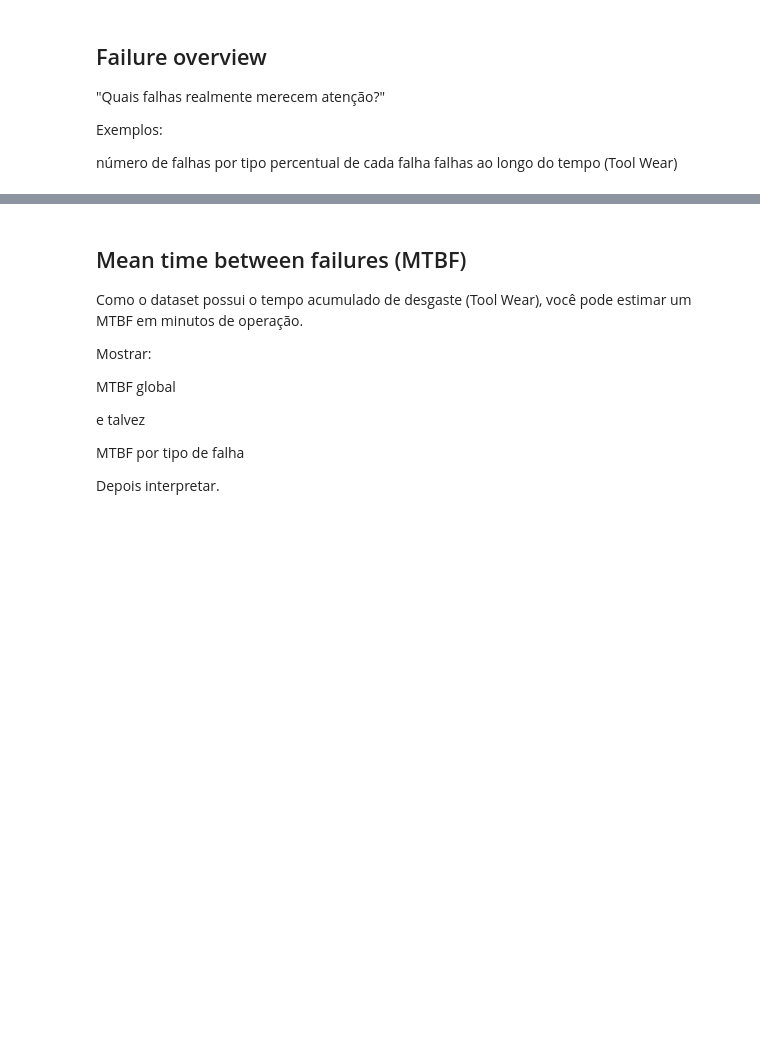
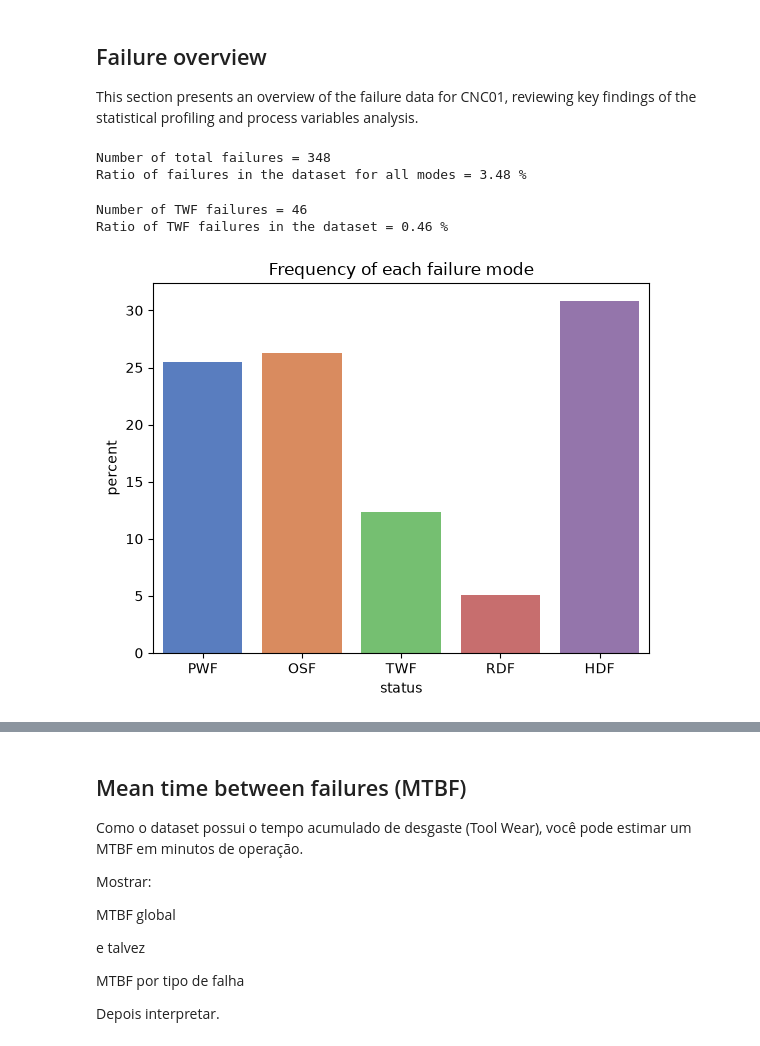
Before and after one commit to ghperez/milling-pdm, a Jupyter notebook: notebooks/02_reliability_analysis.ipynb, the cells around one changed output, grey strips where cells are left out. Saved outputs shown, nothing was run; the diff lists cells and outputs as text; code cells hidden in the pictures; blank space fills up the shorter version.

Commit message:
Structured reliability studies, prepared data and presented an overview of failure properties

```diff
--- a/notebooks/02_reliability_analysis.ipynb
+++ b/notebooks/02_reliability_analysis.ipynb
@@ -17,0 +16,6 @@ tipos de falha
+# %%
+# Load 'milling_pdm_celsius' dataset to a pandas dataframe and show
+url = f"postgresql+psycopg2://{url['pguser']}:{url['pgpassword']}@{url['pghost']}/{url['pgdb']}"
+engine = create_engine(url)
+df = pd.read_sql(f"SELECT * FROM milling_pdm_celsius",con=engine, index_col="register_id")
+df
@@ -17,0 +37,4 @@ tipos de falha
+# %%
+# Load 'failure_data_unpivoted' dataset to a pandas dataframe and show
+df_failure_mode = pd.read_sql(f"SELECT * FROM failure_data_unpivoted",con=engine, index_col="register_id")
+df_failure_mode
@@ -18,10 +58,27 @@ tipos de falha
 # %% [markdown]
 ## Failure overview
 
-"Quais falhas realmente merecem atenção?"
-
-Exemplos:
-
-número de falhas por tipo
-percentual de cada falha
-falhas ao longo do tempo (Tool Wear)
+This section presents an overview of the failure data for CNC01, reviewing key findings of the statistical profiling and process variables analysis.
+# %%
+# Ratio of data points that a failure was reported
+num_of_failures = df[df["tool_wear_failure"] + df["heat_dissipation_failure"] + df["power_failure"] + df["overstrain_failure"] + df["random_failure"]].shape[0]
+print(f"Number of total failures = {num_of_failures}")
+print(f"Ratio of failures in the dataset for all modes = {num_of_failures / df.shape[0]*100:.2f} %")
+# %% [output]
+Number of total failures = 348
+Ratio of failures in the dataset for all modes = 3.48 %
+# %%
+# Ratio of data points that a failure was reported
+num_of_twf_failures = df[df["tool_wear_failure"]].shape[0]
+print(f"Number of TWF failures = {num_of_twf_failures}")
+print(f"Ratio of TWF failures in the dataset = {num_of_twf_failures / df.shape[0]*100:.2f} %")
+# %% [output]
+Number of TWF failures = 46
+Ratio of TWF failures in the dataset = 0.46 %
+# %%
+# Review of distribution of failure modes
+sns.countplot(data=df_failure_mode[df_failure_mode["status"]!="NORMAL"], x='status', hue='status', palette='muted', stat='percent', legend=False)
+plt.title('Frequency of each failure mode')
+plt.show()
+# %% [output]
+[figure, added]
```
Also changed, not shown: parts of 13 cells of this notebook.
